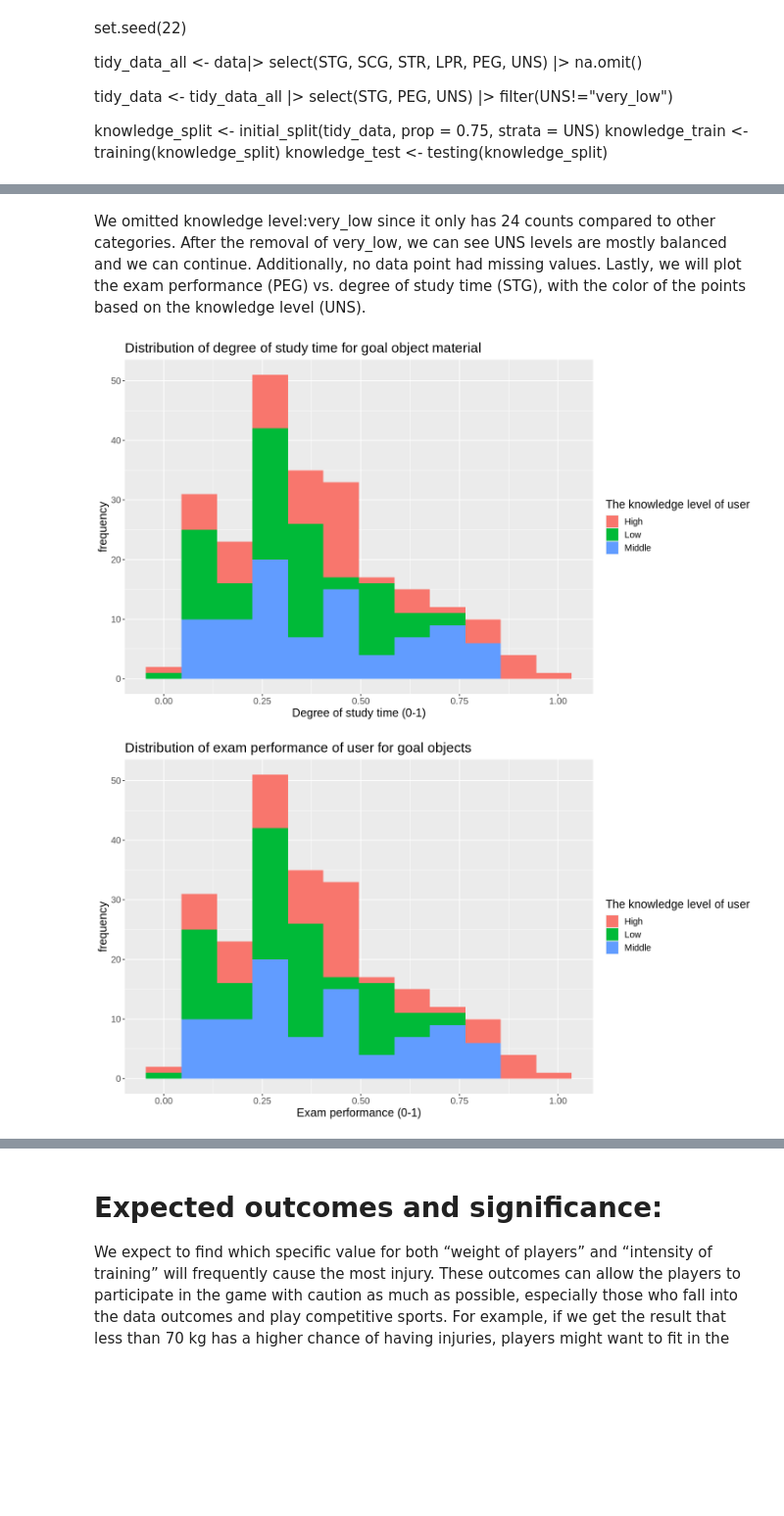
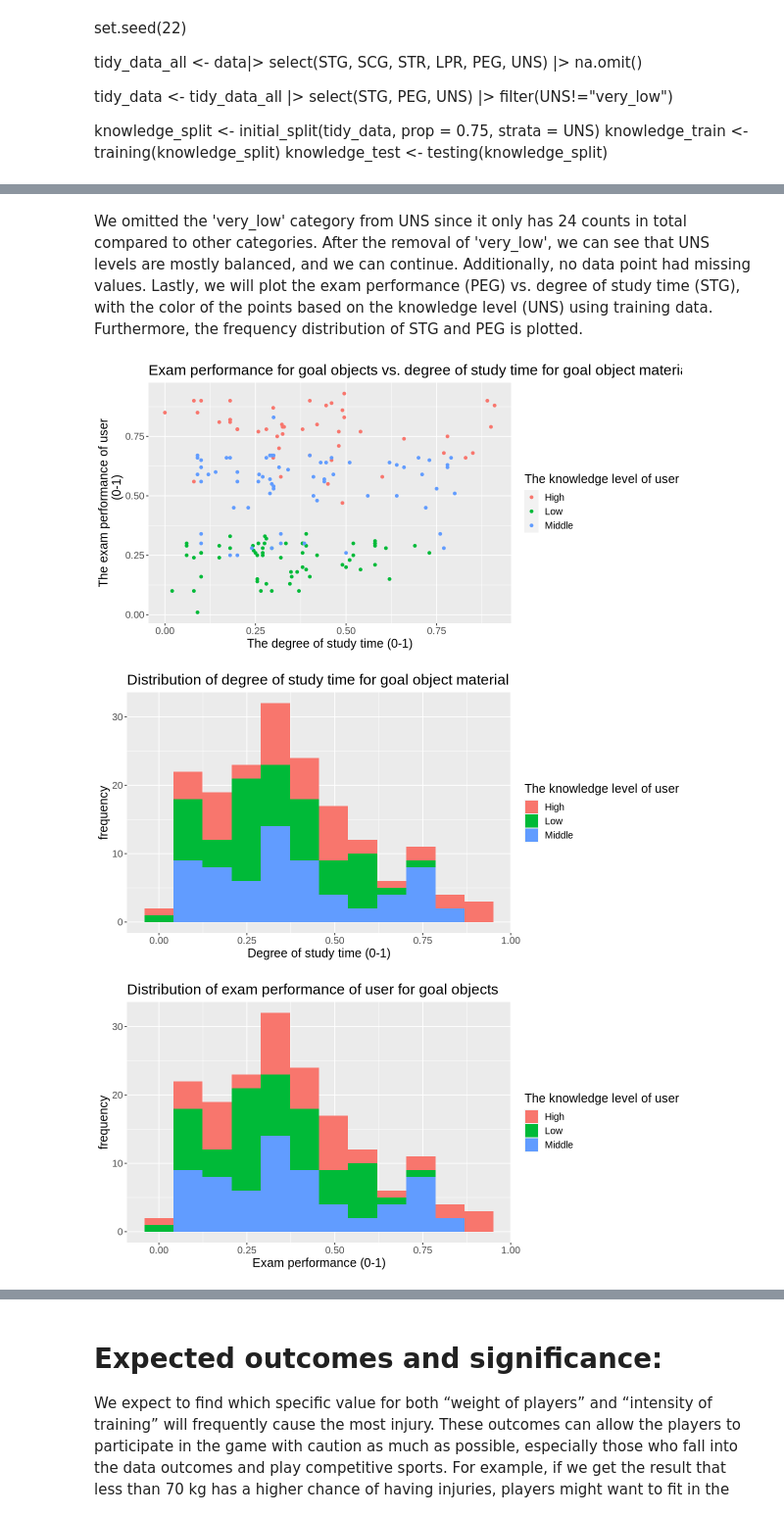
Before and after one commit to nkim0/Group-Project, a Jupyter notebook: Group Project Proposal.ipynb, the cells around one changed output, grey strips where cells are left out. Shown at 98% size. Saved outputs shown, nothing was run; the diff lists cells and outputs as text; code cells hidden in the pictures; blank space fills up the shorter version.

Commit message:
Methods and preliminary data analysis polished.

```diff
--- a/Group Project Proposal.ipynb
+++ b/Group Project Proposal.ipynb
@@ -56,33 +55,34 @@ A tibble: 4 × 2
 # %% [markdown]
-We omitted knowledge level:very_low since it only has 24 counts compared to other categories. After the removal of very_low, we can see UNS levels are mostly balanced and we can continue. Additionally, no data point had missing values. Lastly, we will plot the exam performance (PEG) vs. degree of study time (STG), with the color of the points based on the knowledge level (UNS).
+We omitted the 'very_low' category from UNS since it only has 24 counts in total compared to other categories. After the removal of 'very_low', we can see that UNS levels are mostly balanced, and we can continue. Additionally, no data point had missing values. Lastly, we will plot the exam performance (PEG) vs. degree of study time (STG), with the color of the points based on the knowledge level (UNS) using training data. Furthermore, the frequency distribution of STG and PEG is plotted.
 # %%
-options(repr.plot.height = 7, repr.plot.width = 12)
-relation_plot <- tidy_data |>
+options(repr.plot.height = 5, repr.plot.width = 10)
+relation_plot <- knowledge_train |>
     ggplot(aes(x=STG, y=PEG, color=UNS)) +
     geom_point() +
     ggtitle("Exam performance for goal objects vs. degree of study time for goal object material") +
     labs(x="The degree of study time (0-1)", y="The exam performance of user
          (0-1)", color="The knowledge level of user") +
     theme(text=element_text(size=15))
 
-prime_plot <- tidy_data |>
+prime_plot <- knowledge_train |>
     ggplot(aes(fill=UNS)) + labs(fill="The knowledge level of user") + theme(text=element_text(size=15))
 
 STG_distribution <- prime_plot +
     geom_histogram(aes(x=STG), bins=12) +
     ggtitle("Distribution of degree of study time for goal object material") +
     labs(x="Degree of study time (0-1)", y="frequency")
 
 PEG_distribution <- prime_plot +
     geom_histogram(aes(x=STG), bins=12) +
     ggtitle("Distribution of exam performance of user for goal objects") +
     labs(x="Exam performance (0-1)", y="frequency")
 
 relation_plot
 STG_distribution
 PEG_distribution
 # %% [output]
-[figure, old version]
+[figure, new version]
-[figure, old version]
+[figure, new version]
+[figure, added]
 # %% [markdown]
 # Methods:
```
Also changed, not shown: parts of 5 cells of this notebook.
